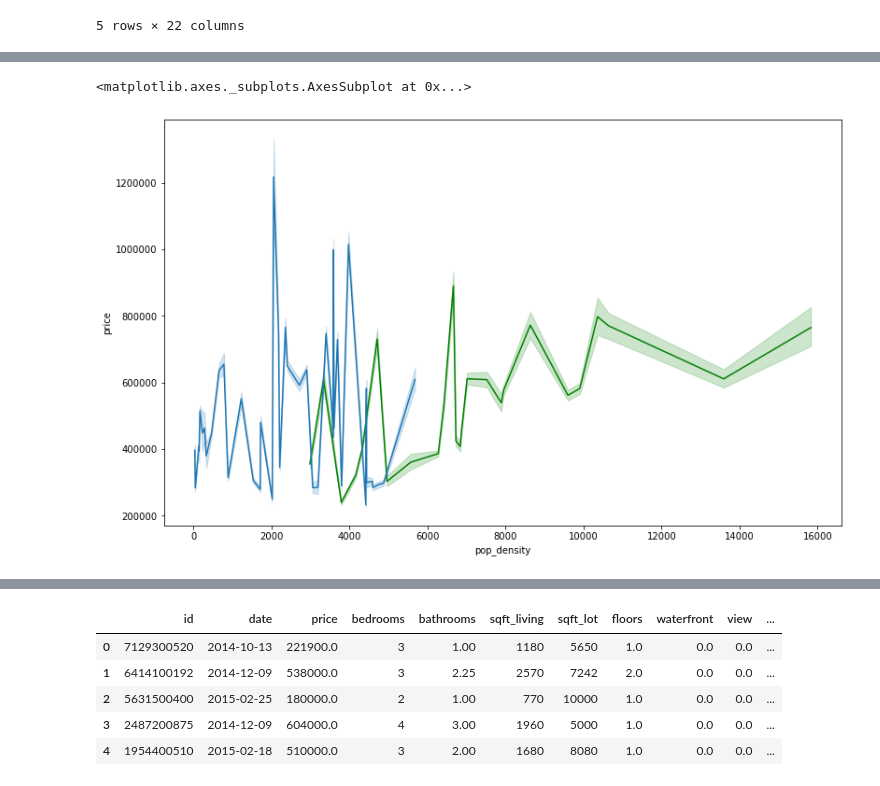
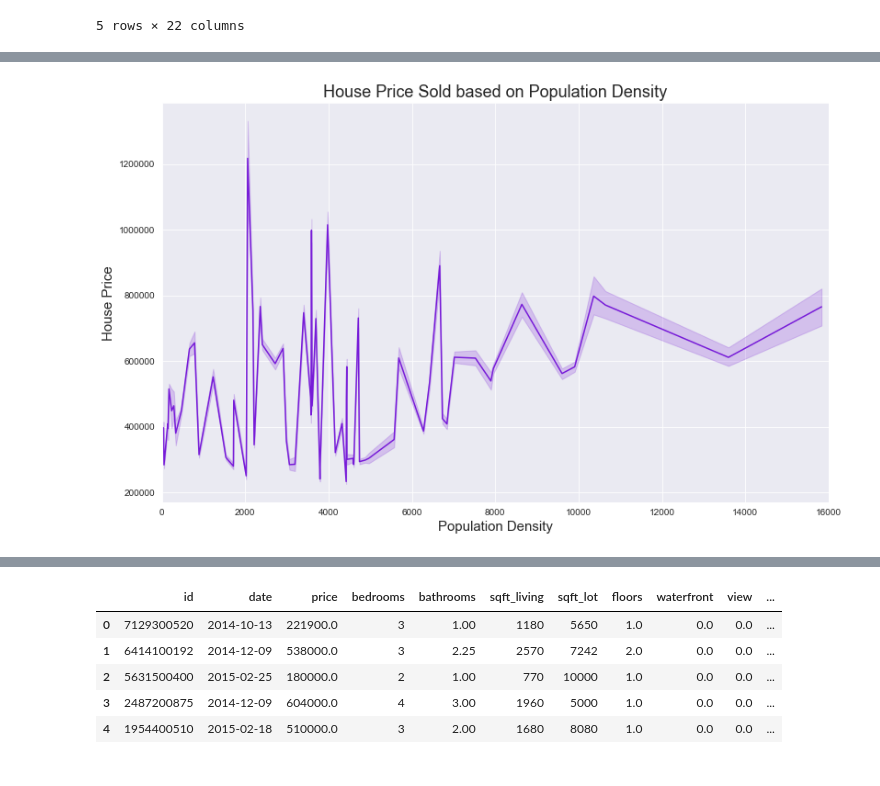
Before and after one commit to GusC-Git/dsc-phase-2-project-online, a Jupyter notebook: Notebooks/Q4_pop_density.ipynb, the cells around one changed output, grey strips where cells are left out. Drawn from its saved outputs; the diff is of its cells as text; code cells hidden in the pictures.

```diff
--- a/Notebooks/Q4_pop_density.ipynb
+++ b/Notebooks/Q4_pop_density.ipynb
@@ -42,7 +36,12 @@ plt.show()
-# %%
-plt.figure(figsize=(13,8))
-sns.lineplot(x='pop_density', y='price', data=seattle_proper, color='green')
-sns.lineplot(x='pop_density', y='price', data=burbs)
-# %% [output]
-<matplotlib.axes._subplots.AxesSubplot at 0x...>
-[figure, removed]
+# %%
+sns.set_style("darkgrid")
+plt.figure(figsize=(13,8))
+sns.lineplot(x='pop_density', y='price', data=df, color='#771BD8').set(xlim=(0,16000))
+
+
+plt.xlabel(xlabel='Population Density', size=15)
+plt.ylabel(ylabel='House Price', size=15)
+plt.title("House Price Sold based on Population Density", size=18)
+plt.show()
+# %% [output]
+[figure, added]
```
Also changed, not shown: parts of 3 cells of this notebook, 10 other files.
